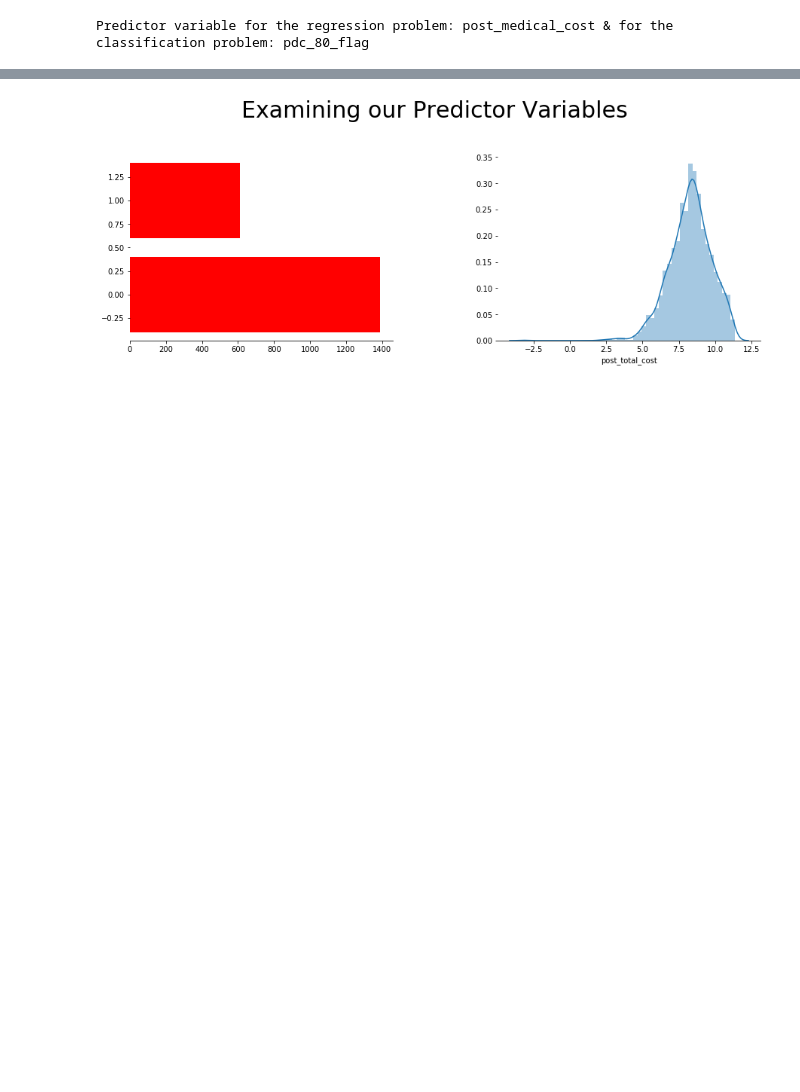
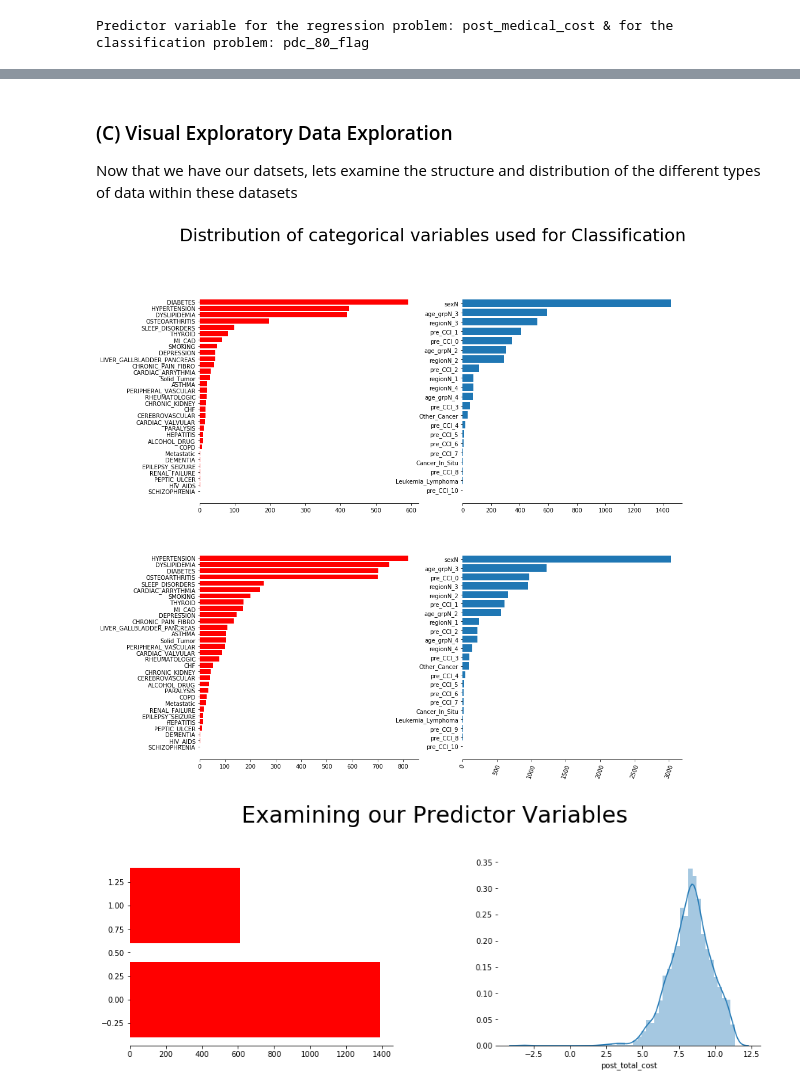
Before and after one commit to edalrami/hccs-final, a Jupyter notebook: Healthcare Final Project - DR.ipynb, the cells around one changed output, grey strips where cells are left out. Drawn from its saved outputs; the diff is of its cells as text; code cells hidden in the pictures; blank space fills up the shorter version.

```diff
--- a/Healthcare Final Project - DR.ipynb
+++ b/Healthcare Final Project - DR.ipynb
@@ -79,3 +244,60 @@ Predictor variable for the regression problem: post_medical_cost & for the class
+# %% [markdown]
+### (C) Visual Exploratory Data Exploration
+
+Now that we have our datsets, lets examine the structure and distribution of the different types of data within these datasets
+# %%
+
+plt.figure(figsize=(15,15))
+plt.subplots_adjust(left=None, bottom=None, right=None, top=None, wspace=None, hspace=None)
+plt.suptitle('Distribution of categorical variables used for Classification', fontsize=30)
+
+#-------------------------------------------
+
+# Plotting the predictor variable to convey class balance or imbalance
+# Taking a look at our categorical variables
+plt.subplot(2,2,1)
+
+z = pd.DataFrame(class_categorical_vars.iloc[:,0:31].sum())
+z.columns = ['counts']
+z = z.sort_values('counts',ascending=True)
+plt.barh(z.index, z.counts, color = 'red')
+
+#-------------------------------------------
+
+# Plotting the predictor variable to convey class balance or imbalance
+# Taking a look at our categorical variables
+plt.subplot(2,2,2)
+
+z1 = pd.DataFrame(class_categorical_vars.iloc[:,31:].sum())
+z1.columns = ['counts']
+z1 = z1.sort_values('counts',ascending=True)
+plt.barh(z1.index, z1.counts)
+
+# Plotting the predictor variable to convey class balance or imbalance
+# Taking a look at our categorical variables
+plt.subplot(2,2,3)
+
+z = pd.DataFrame(reg_categorical_vars.iloc[:,0:31].sum())
+z.columns = ['counts']
+z = z.sort_values('counts',ascending=True)
+plt.barh(z.index, z.counts, color = 'red')
+
+#-------------------------------------------
+
+# Plotting the predictor variable to convey class balance or imbalance
+# Taking a look at our categorical variables
+plt.subplot(2,2,4)
+
+z1 = pd.DataFrame(reg_categorical_vars.iloc[:,31:].sum())
+z1.columns = ['counts']
+z1 = z1.sort_values('counts',ascending=True)
+plt.barh(z1.index, z1.counts)
+plt.xticks(rotation=70)
+
+
+sns.despine(left=True)
+# %% [output]
+[figure, added]
 # %%
 # Taking a look at our predictor variables
 
```
Also changed, not shown: parts of 64 cells of this notebook.
